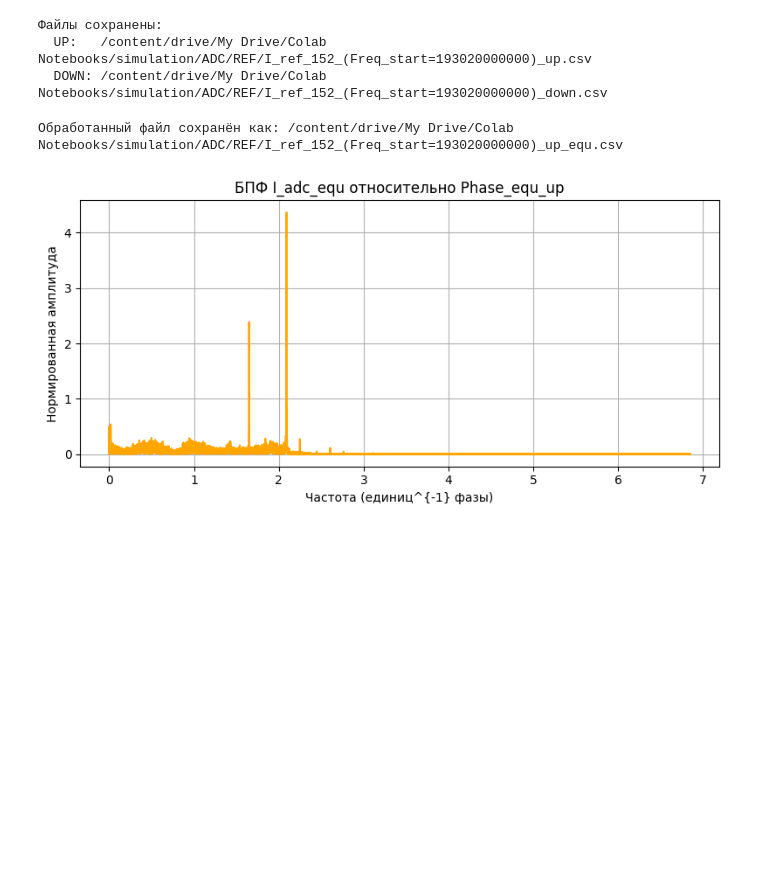
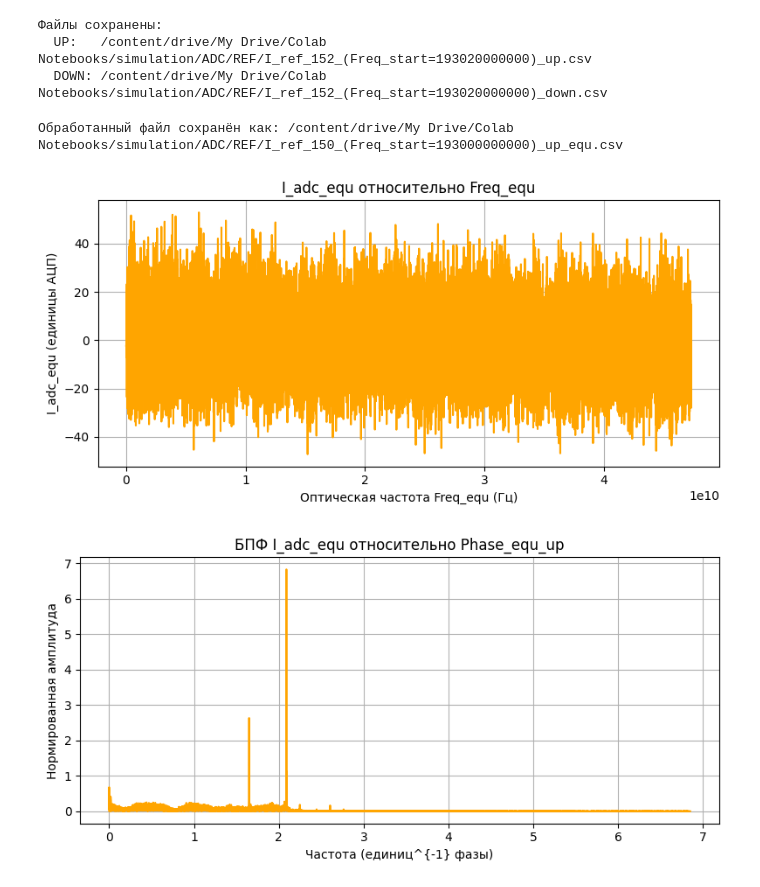
Before and after one commit to WasecResiner/OFDR_final, a Jupyter notebook: OFDR_(final).ipynb, the cells around one changed output. Drawn from its saved outputs; the diff is of its cells as text; code cells hidden in the pictures; blank space fills up the shorter version.

```diff
--- a/OFDR_(final).ipynb
+++ b/OFDR_(final).ipynb
@@ -626,29 +626,39 @@ import numpy as np
 import pandas as pd
 import matplotlib.pyplot as plt
 from scipy.signal import hilbert
-
-
-# Базовая папка в Google Drive
+# Укажите корректную базовую папку, где лежит файл
 settings_folder = "/content/drive/My Drive/Colab Notebooks/simulation/ADC/REF"
-
-# Папка, где лежат исходные файлы и куда будут сохраняться результаты
 adc_ref_folder = settings_folder
 
 # Имя исходного файла
-base_filename = "I_ref_152_(Freq_start=193020000000)_up.csv"
+base_filename = "I_ref_150_(Freq_start=193000000000)_up.csv"
 input_path = os.path.join(adc_ref_folder, base_filename)
 
 # Загрузка исходной таблицы
 data_up = pd.read_csv(input_path)
 
-# Повторим вычисление колонок Phase_equ_up и I_adc_equ с учётом изменений
-def linearize_by_phase_with_interpolation(data, PHASE_STEP=0.073):
+# Константы для расчёта оптической частоты
+c = 299792458    # скорость света, м/с
+n = 1.468        # показатель преломления
+delta_L = 2.0    # разность плеч интерферометра, м
+
+def linearize_by_phase_with_interpolation_and_frequency(data, PHASE_STEP=0.073):
+    """
+    Функция:
+    - Удаляет DC из Channel3 (I_adc_ac) и Channel7 (I_mz_ac).
+    - Вычисляет развёрнутую фазу по I_mz_ac.
+    - Инвертирует фазу, если она убывает.
+    - Добавляет колонки Phase_up и Phase_equ_up.
+    - Интерполирует I_adc_ac по Phase_equ_up → I_adc_equ.
+    - Рассчитывает оптическую частоту Freq_equ из Phase_equ_up.
+    """
     data = data.copy()
-    # Теперь I_adc_ac берётся из Channel3, I_mz_ac из Channel7
+
+    # I_adc_ac из Channel3, I_mz_ac из Channel7
     I_adc_ac = data['Channel3'] - np.mean(data['Channel3'])
     I_mz_ac = data['Channel7'] - np.mean(data['Channel7'])
 
-    # Вычисляем фазу на основе I_mz_ac
+    # Вычисляем развёрнутую фазу по I_mz_ac (Гильберт)
     analytic_signal = hilbert(I_mz_ac)
     phase_signal = np.unwrap(np.angle(analytic_signal))
     if phase_signal[0] > phase_signal[-1]:
@@ -656,52 +666,74 @@ def linearize_by_phase_with_interpolation(data, PHASE_STEP=0.073):
         phase_signal = np.unwrap(phase_signal)
 
     data['Phase_up'] = phase_signal
+
+    # Равномерная фазовая шкала
     direction = np.sign(phase_signal[-1] - phase_signal[0])
     num_points = len(phase_signal)
     phase_equ = np.arange(num_points) * PHASE_STEP * direction
     data['Phase_equ_up'] = phase_equ
 
-    # Интерполяция I_adc_ac по равномерной фазовой шкале
+    # Интерполяция I_adc_ac на Phase_equ_up
     I_adc_equ = np.interp(phase_equ, phase_signal, I_adc_ac)
     data['I_adc_equ'] = I_adc_equ
 
+    # Расчёт оптической частоты из Phase_equ_up
+    factor = c / (2 * np.pi * delta_L * n)
+    freq_equ = phase_equ * factor
+    data['Freq_equ'] = freq_equ
+
     return data
 
-data_up_processed = linearize_by_phase_with_interpolation(data_up)
+# Применяем функцию
+data_up_processed = linearize_by_phase_with_interpolation_and_frequency(data_up)
 
-# Сохранение обработанного файла в ту же папку с добавлением "_equ" к имени
+# Сохраняем обработанный файл с суффиксом "_equ"
 name, ext = os.path.splitext(base_filename)
 new_filename = f"{name}_equ{ext}"
 output_path = os.path.join(adc_ref_folder, new_filename)
 data_up_processed.to_csv(output_path, index=False)
 print(f"Обработанный файл сохранён как: {output_path}")
+
+# Рисуем график I_adc_equ относительно Freq_equ
+freq_equ = data_up_processed['Freq_equ'].values
+I_adc_equ = data_up_processed['I_adc_equ'].values
+
+plt.figure(figsize=(8, 4))
+plt.plot(freq_equ, I_adc_equ, color='orange')
+plt.xlabel('Оптическая частота Freq_equ (Гц)')
+plt.ylabel('I_adc_equ (единицы АЦП)')
+plt.title('I_adc_equ относительно Freq_equ')
+plt.grid(True)
+plt.tight_layout()
+plt.show()
 
 # Извлечение массивов для FFT
 phase_equ = data_up_processed['Phase_equ_up'].values
 I_adc_equ = data_up_processed['I_adc_equ'].values
 
 # Шаг по фазе
 d_phase = phase_equ[1] - phase_equ[0]
 
 # Выполним FFT
 N = len(I_adc_equ)
 fft_vals = np.fft.fft(I_adc_equ)
 freqs = np.fft.fftfreq(N, d=d_phase)
 
 # Оставим только положительные частоты
 mask = freqs >= 0
 freqs_pos = freqs[mask]
 fft_mag = np.abs(fft_vals[mask]) / N
 
 # Построим спектр
 plt.figure(figsize=(8, 4))
 plt.plot(freqs_pos, fft_mag, color='orange')
 plt.xlabel('Частота (единиц^{-1} фазы)')
 plt.ylabel('Нормированная амплитуда')
 plt.title('БПФ I_adc_equ относительно Phase_equ_up')
 plt.grid(True)
 plt.tight_layout()
 plt.show()
 # %% [output]
-Обработанный файл сохранён как: /content/drive/My Drive/Colab Notebooks/simulation/ADC/REF/I_ref_152_(Freq_start=193020000000)_up_equ.csv
+Обработанный файл сохранён как: /content/drive/My Drive/Colab Notebooks/simulation/ADC/REF/I_ref_150_(Freq_start=193000000000)_up_equ.csv
-[figure, old version]
+[figure, new version]
+[figure, added]
```
